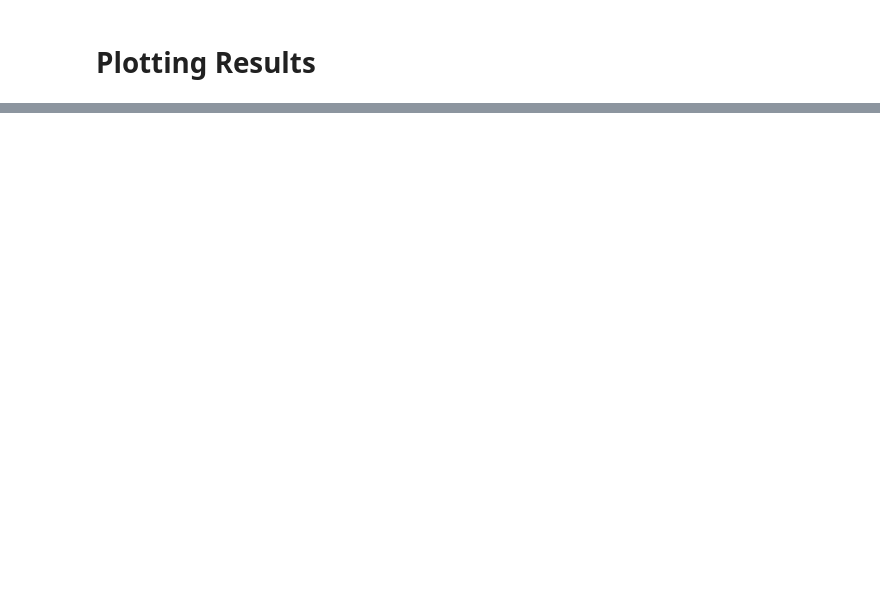
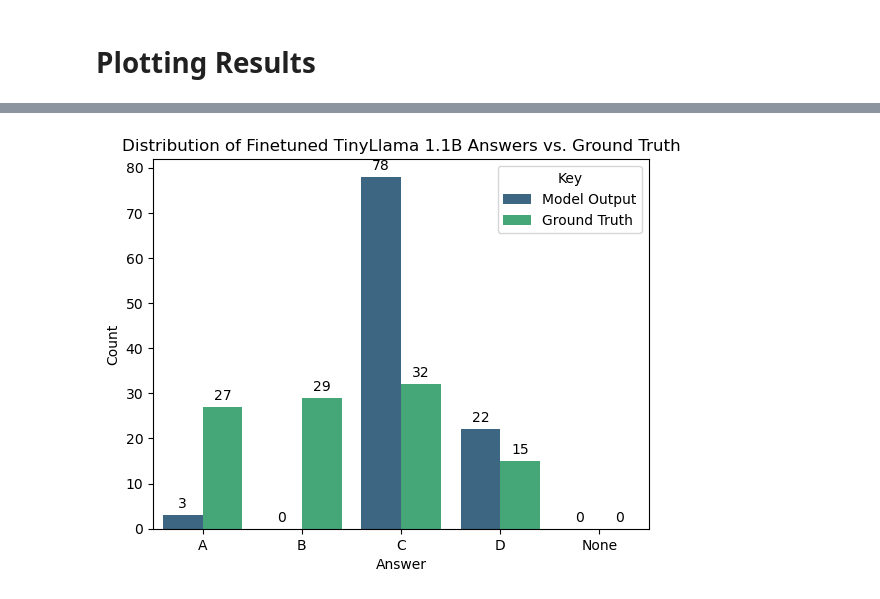
Before and after one commit to chelseanbr/tinyllama-medical-qa, a Jupyter notebook: notebooks/05-plot-results.ipynb, the cells around one changed output, grey strips where cells are left out. Drawn from its saved outputs; the diff is of its cells as text; code cells hidden in the pictures; blank space fills up the shorter version.

```diff
--- a/notebooks/05-plot-results.ipynb
+++ b/notebooks/05-plot-results.ipynb
@@ -46,0 +77,38 @@ plt.show()
+# %%
+def plot_eval_bar_chart(result_data, title, xlabel, ylabel):
+    # Data for DataFrame
+    labels = list(test_distribution.keys())
+    result_values = list(result_data.values())
+    test_values = list(test_distribution.values())
+
+    # Make the DataFrame
+    data = {
+        'Answer': labels * 2,
+        'Count': result_values + test_values,
+        'Key': ['Model Output'] * 5 + ['Ground Truth'] * 5
+    }
+    df = pd.DataFrame(data)
+
+    # Plot
+    ax = sns.barplot(data=df, x='Answer', y='Count', palette="viridis", hue='Key')
+    # Add counts above bars
+    for container in ax.containers:
+        ax.bar_label(container, padding=3, fontsize=10)
+    plt.title(title)
+    plt.xlabel(xlabel)
+    plt.ylabel(ylabel)
+    plt.show()
+# %%
+title = 'Distribution of Finetuned TinyLlama 1.1B Answers vs. Ground Truth'
+result_data = {
+    'A': 3,
+    'B': 0,
+    'C': 78,
+    'D': 22,
+    'None': 0
+}
+xlabel = 'Answer'
+ylabel = 'Count'
+plot_eval_bar_chart(result_data, title, xlabel, ylabel)
+# %% [output]
+[figure, added]
```
Also changed, not shown: parts of 8 cells of this notebook, 9 other files.
